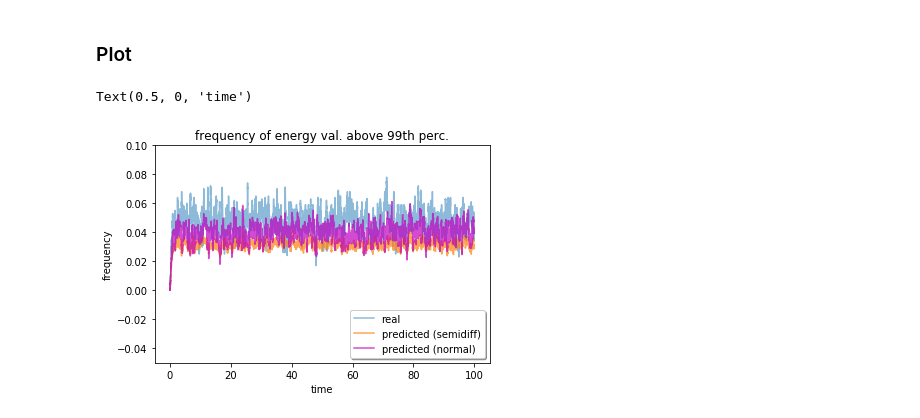
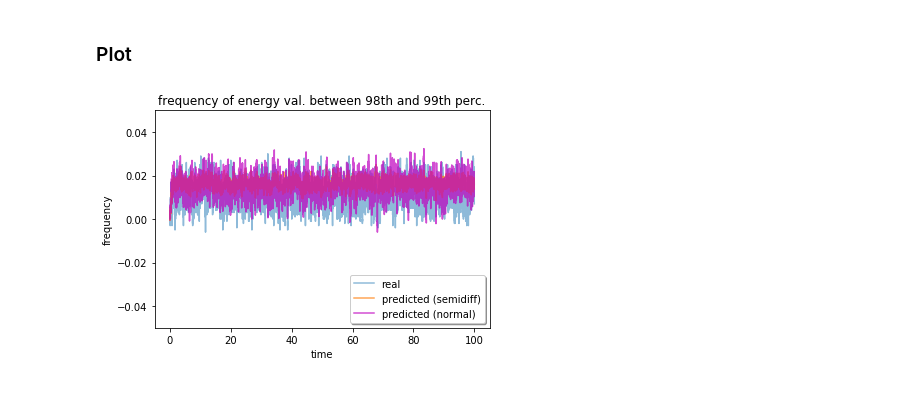
Before and after one commit to mcucchi9/exotic, a Jupyter notebook: notebooks/predictions_step_plot.ipynb, the cells around one changed output. Drawn from its saved outputs; the diff is of its cells as text; code cells hidden in the pictures.

```diff
--- a/notebooks/predictions_step_plot.ipynb
+++ b/notebooks/predictions_step_plot.ipynb
@@ -122,9 +123,9 @@ plt.savefig('/home/cucchi/phd/devel/phd/logbook/fig/pred_bin_S_30.png')
 # %% [markdown]
 ## Single Plot
 # %%
-force_linear_coefficient = 3.0
+force_intensity_delta = 3.0
 forcing = 'SF_8_{}_0'.format(force_intensity_delta)
-obs = 'energy_exceed_0.99q'
+obs = 'energy_bin_0.98q_0.99q'
 # %%
 response_p1 = xr.open_dataarray(os.path.join(REF_RESP_PATH[0], 'response_lorenz96_rk4_{}_SF_8_1.0_0.nc'.format(obs)))
 response_m1 = xr.open_dataarray(os.path.join(REF_RESP_PATH[1], 'response_lorenz96_rk4_{}_SF_8_-1.0_0.nc'.format(obs)))
@@ -149,23 +150,25 @@ resp_pred_normal = analysis.compute_response(chi_normal , forcings.StepForcing(
 # %%
 l1, = plt.plot(np.arange(0, 100, 0.01), resp_real.values, alpha=0.5)
 l2, = plt.plot(np.arange(0, 100, 0.01), resp_pred_semidiff[0:10000], alpha=0.7)
 l3, = plt.plot(np.arange(0, 100, 0.01), resp_pred_normal[0:10000], color='m', alpha=0.7)
 #plt.set_title(titles[k], size=17)
-plt.ylim(-0.05, 0.10)
+plt.ylim(-0.05, 0.05)
 #plt.tick_params(labelsize='x-normal')
 std_real = resp_real.std().values
 avg_real = resp_real.mean().values
 sig_digit_real = -math.floor(math.log10(std_real))
 std_pred_normal = resp_pred_normal[0:10000].std()
 avg_pred_normal = resp_pred_normal[0:10000].mean()
 sig_digit_pred_normal = -math.floor(math.log10(std_pred_normal))
 std_pred_semidiff = resp_pred_semidiff[0:10000].std()
 avg_pred_semidiff = resp_pred_semidiff[0:10000].mean()
 sig_digit_pred_semidiff = -math.floor(math.log10(std_pred_semidiff))
 plt.legend((l1, l2, l3), ('real', 'predicted (semidiff)', 'predicted (normal)'), loc='lower right', shadow=True)
-plt.title('frequency of energy val. above 99th perc.')
+plt.title('frequency of energy val. between 98th and 99th perc.')
 plt.ylabel('frequency')
 plt.xlabel('time')
+plt.savefig('/home/cucchi/phd/devel/phd/logbook/fig/pred_{}_S_{}.png'.format(
+    obs.replace('.', ''), str(force_intensity_delta).replace('.', '')
+))
 # %% [output]
-Text(0.5, 0, 'time')
-[figure, old version]
+[figure, new version]
```
Also changed, not shown: parts of 5 cells of this notebook, 1 other file.
